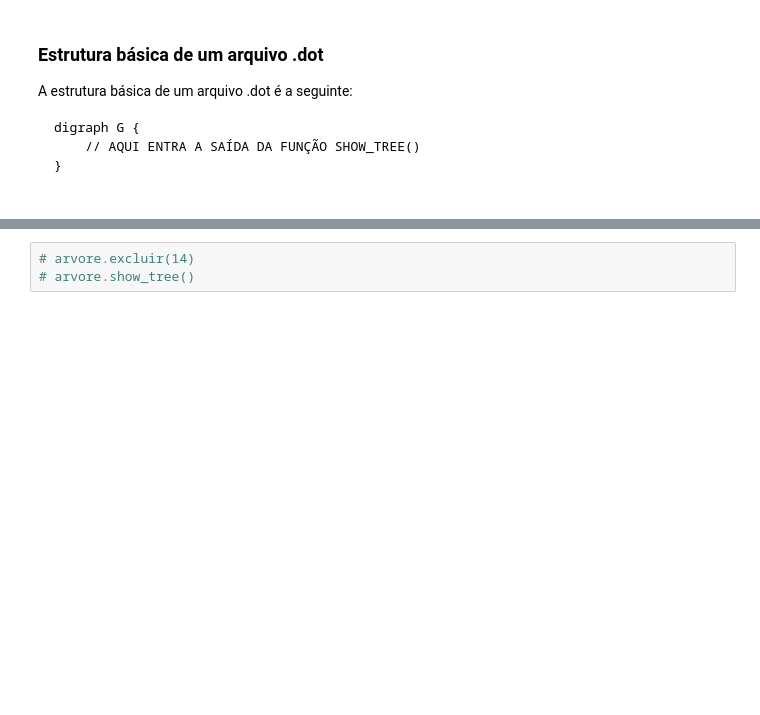
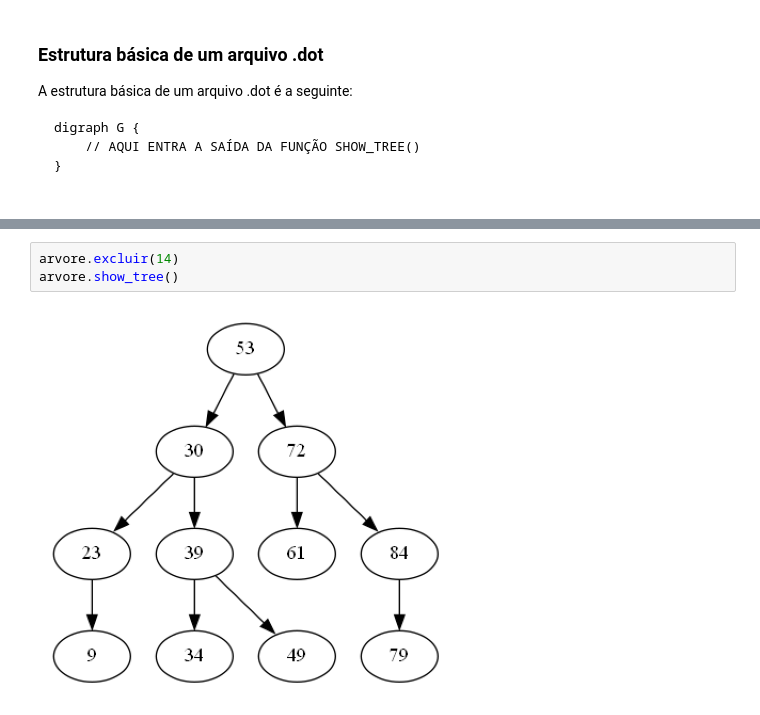
Before and after one commit to lucena564/algorithms, a Jupyter notebook: arvore_binaria_didática.ipynb, the cells around one changed output, grey strips where cells are left out. Drawn from its saved outputs; the diff is of its cells as text; blank space fills up the shorter version.

```diff
--- a/arvore_binaria_didática.ipynb
+++ b/arvore_binaria_didática.ipynb
@@ -413,4 +428,6 @@ arvore.show_tree()
 # %%
-# arvore.excluir(14)
-# arvore.show_tree()
+arvore.excluir(14)
+arvore.show_tree()
+# %% [output]
+[figure, added]
 # %%
```
Also changed, not shown: parts of 4 cells of this notebook, 1 other file.
